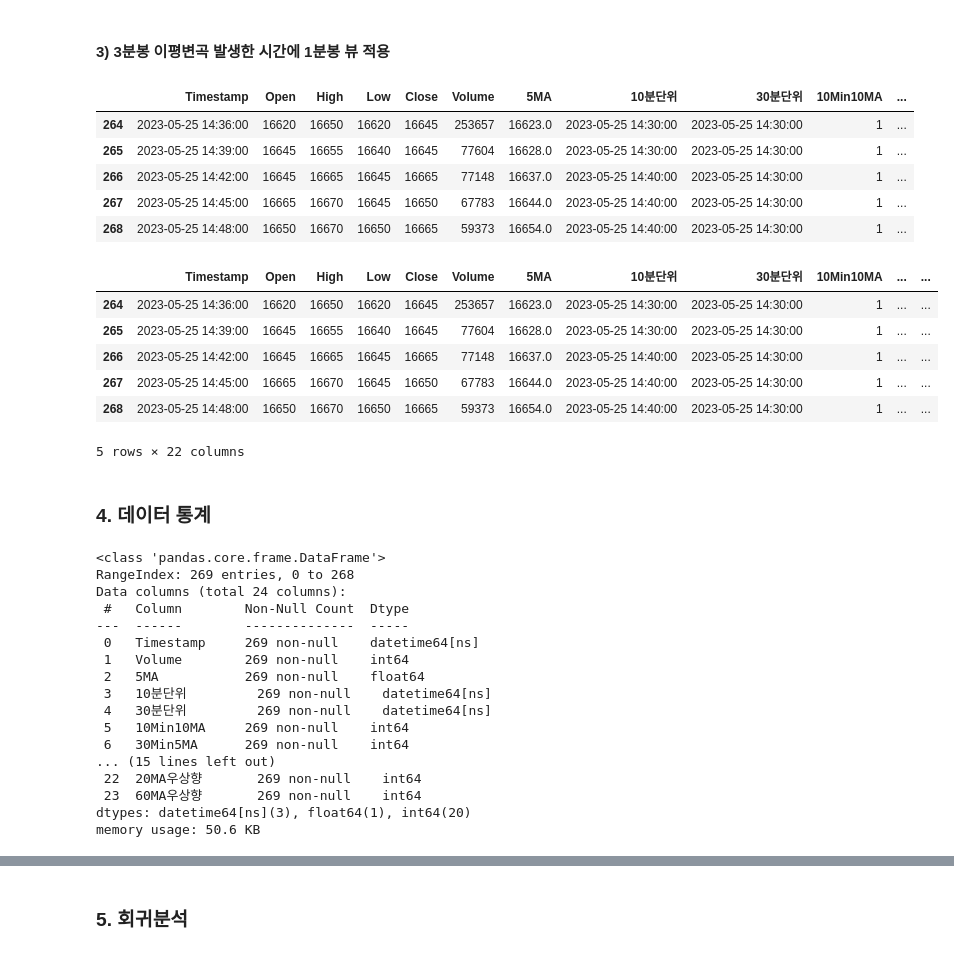
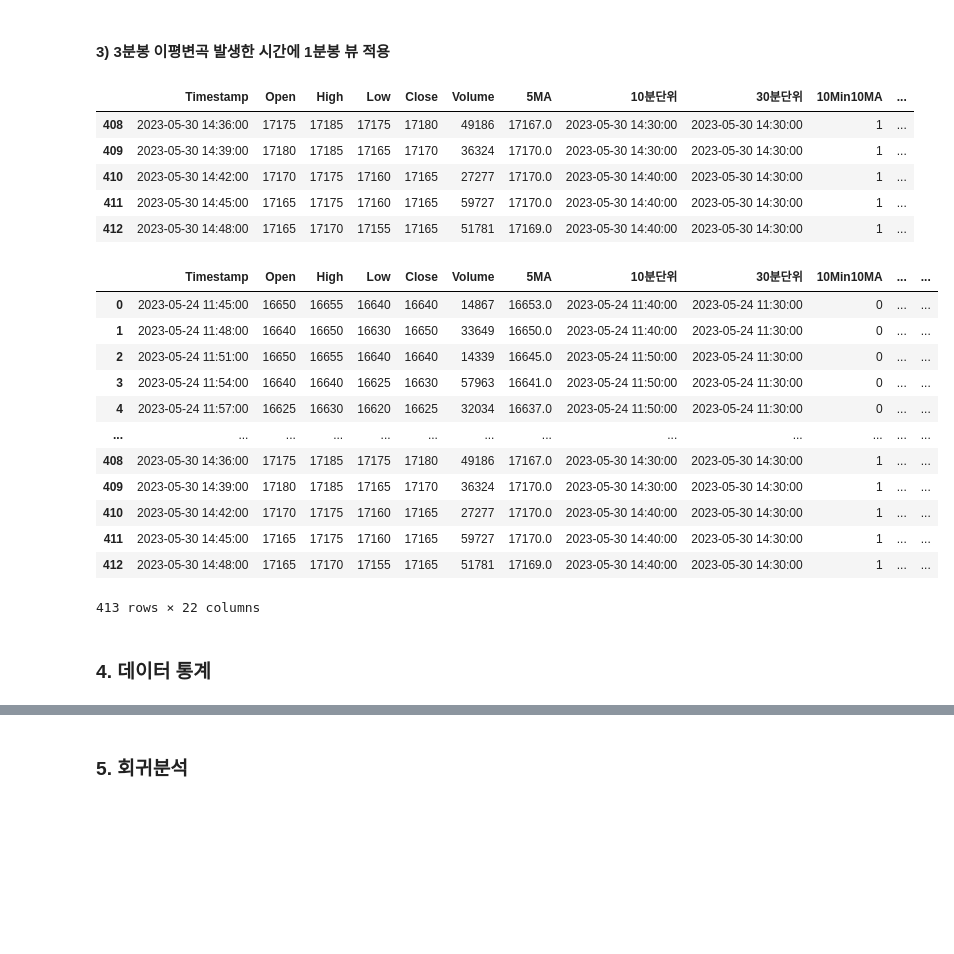
Before and after one commit to dongzooo/Quant-with-py, a Jupyter notebook: 캔들데이터 분석/3분봉5이평_변곡_통계분석.ipynb, the cells around one changed output, grey strips where cells are left out. Cells and saved outputs as stored; diff of their text form; code cells hidden in the pictures; blank space fills up the shorter version.

```diff
--- a/캔들데이터 분석/3분봉5이평_변곡_통계분석.ipynb
+++ b/캔들데이터 분석/3분봉5이평_변곡_통계분석.ipynb
@@ -73,23 +80,22 @@ df1Min = pd.read_csv("/content/ytd1MinData1.csv")
 df1Min = df1Min.drop(df1Min.columns[0], axis=1)
 df1Min.columns = ['Timestamp', 'Open', 'High', 'Low', 'Close','Volume']
 df1Min['Timestamp'] = pd.to_datetime(df1Min['Timestamp'], format="%y-%m-%d %H:%M:%S")
-# df1Min = df1Min[df1Min['Timestamp'].dt.strftime('%H:%M:%S') <= target_time]
-# df1Min = df1Min.reset_index(drop=True)
-df1Min.head()
+df1Min = df1Min.drop_duplicates().sort_values('Timestamp').reset_index(drop=True)
 
 df3Min = pd.read_csv("/content/ytd3MinData1.csv")
 df3Min = df3Min.drop(df3Min.columns[0], axis=1)
 df3Min.columns = ['Timestamp', 'Open', 'High', 'Low', 'Close','Volume']
 df3Min['Timestamp'] = pd.to_datetime(df3Min['Timestamp'], format="%y-%m-%d %H:%M:%S")
-# df3Min = df3Min[df3Min['Timestamp'].dt.strftime('%H:%M:%S') <= target_time]
-# df3Min = df3Min.reset_index(drop=True)
+df3Min = df3Min.drop_duplicates().sort_values('Timestamp').reset_index(drop=True)
 
 df10Min = pd.read_csv("/content/ytd10MinData1.csv")
 df10Min = df10Min.drop(df10Min.columns[0], axis=1)
 df10Min.columns = ['Timestamp', 'Open', 'High', 'Low', 'Close','Volume']
 df10Min['Timestamp'] = pd.to_datetime(df10Min['Timestamp'], format="%y-%m-%d %H:%M:%S")
+df10Min = df10Min.drop_duplicates().sort_values('Timestamp').reset_index(drop=True)
 
 df30Min = pd.read_csv("/content/ytd30MinData1.csv")
 df30Min = df30Min.drop(df30Min.columns[0], axis=1)
 df30Min.columns = ['Timestamp', 'Open', 'High', 'Low', 'Close','Volume']
 df30Min['Timestamp'] = pd.to_datetime(df30Min['Timestamp'], format="%y-%m-%d %H:%M:%S")
+df30Min = df30Min.drop_duplicates().sort_values('Timestamp').reset_index(drop=True)
@@ -419,11 +428,11 @@ df3Min_Infection.loc[df3Min_Infection['Timestamp'].isin(df1Min20ma['Timestamp'])
 df3Min_Infection.tail()
 # %% [output]
 |  | Timestamp | Open | High | Low | Close | Volume | 5MA | 10분단위 | 30분단위 | 10Min10MA | ... |
-| 264 | 2023-05-25 14:36:00 | 16620 | 16650 | 16620 | 16645 | 253657 | 16623.0 | 2023-05-25 14:30:00 | 2023-05-25 14:30:00 | 1 | ... |
-| 265 | 2023-05-25 14:39:00 | 16645 | 16655 | 16640 | 16645 | 77604 | 16628.0 | 2023-05-25 14:30:00 | 2023-05-25 14:30:00 | 1 | ... |
-| 266 | 2023-05-25 14:42:00 | 16645 | 16665 | 16645 | 16665 | 77148 | 16637.0 | 2023-05-25 14:40:00 | 2023-05-25 14:30:00 | 1 | ... |
-| 267 | 2023-05-25 14:45:00 | 16665 | 16670 | 16645 | 16650 | 67783 | 16644.0 | 2023-05-25 14:40:00 | 2023-05-25 14:30:00 | 1 | ... |
-| 268 | 2023-05-25 14:48:00 | 16650 | 16670 | 16650 | 16665 | 59373 | 16654.0 | 2023-05-25 14:40:00 | 2023-05-25 14:30:00 | 1 | ... |
+| 408 | 2023-05-30 14:36:00 | 17175 | 17185 | 17175 | 17180 | 49186 | 17167.0 | 2023-05-30 14:30:00 | 2023-05-30 14:30:00 | 1 | ... |
+| 409 | 2023-05-30 14:39:00 | 17180 | 17185 | 17165 | 17170 | 36324 | 17170.0 | 2023-05-30 14:30:00 | 2023-05-30 14:30:00 | 1 | ... |
+| 410 | 2023-05-30 14:42:00 | 17170 | 17175 | 17160 | 17165 | 27277 | 17170.0 | 2023-05-30 14:40:00 | 2023-05-30 14:30:00 | 1 | ... |
+| 411 | 2023-05-30 14:45:00 | 17165 | 17175 | 17160 | 17165 | 59727 | 17170.0 | 2023-05-30 14:40:00 | 2023-05-30 14:30:00 | 1 | ... |
+| 412 | 2023-05-30 14:48:00 | 17165 | 17170 | 17155 | 17165 | 51781 | 17169.0 | 2023-05-30 14:40:00 | 2023-05-30 14:30:00 | 1 | ... |
 # %%
 #이동평균선 변곡 발생시
 df3Min_Infection['2VMA변곡'] = 0
@@ -441,15 +450,21 @@ df3Min_Infection.loc[df3Min_Infection['Timestamp'].isin(df1Min20vma['Timestamp']
 df3Min_Infection['60VMA변곡'] = 0
 df3Min_Infection.loc[df3Min_Infection['Timestamp'].isin(df1Min20vma['Timestamp']), '60VMA변곡'] = 1
 # %%
-df3Min_Infection.tail()
+df3Min_Infection
 # %% [output]
 |  | Timestamp | Open | High | Low | Close | Volume | 5MA | 10분단위 | 30분단위 | 10Min10MA | ... | ... |
-| 264 | 2023-05-25 14:36:00 | 16620 | 16650 | 16620 | 16645 | 253657 | 16623.0 | 2023-05-25 14:30:00 | 2023-05-25 14:30:00 | 1 | ... | ... |
-| 265 | 2023-05-25 14:39:00 | 16645 | 16655 | 16640 | 16645 | 77604 | 16628.0 | 2023-05-25 14:30:00 | 2023-05-25 14:30:00 | 1 | ... | ... |
-| 266 | 2023-05-25 14:42:00 | 16645 | 16665 | 16645 | 16665 | 77148 | 16637.0 | 2023-05-25 14:40:00 | 2023-05-25 14:30:00 | 1 | ... | ... |
-| 267 | 2023-05-25 14:45:00 | 16665 | 16670 | 16645 | 16650 | 67783 | 16644.0 | 2023-05-25 14:40:00 | 2023-05-25 14:30:00 | 1 | ... | ... |
-| 268 | 2023-05-25 14:48:00 | 16650 | 16670 | 16650 | 16665 | 59373 | 16654.0 | 2023-05-25 14:40:00 | 2023-05-25 14:30:00 | 1 | ... | ... |
+| 0 | 2023-05-24 11:45:00 | 16650 | 16655 | 16640 | 16640 | 14867 | 16653.0 | 2023-05-24 11:40:00 | 2023-05-24 11:30:00 | 0 | ... | ... |
+| 1 | 2023-05-24 11:48:00 | 16640 | 16650 | 16630 | 16650 | 33649 | 16650.0 | 2023-05-24 11:40:00 | 2023-05-24 11:30:00 | 0 | ... | ... |
+| 2 | 2023-05-24 11:51:00 | 16650 | 16655 | 16640 | 16640 | 14339 | 16645.0 | 2023-05-24 11:50:00 | 2023-05-24 11:30:00 | 0 | ... | ... |
+| 3 | 2023-05-24 11:54:00 | 16640 | 16640 | 16625 | 16630 | 57963 | 16641.0 | 2023-05-24 11:50:00 | 2023-05-24 11:30:00 | 0 | ... | ... |
+| 4 | 2023-05-24 11:57:00 | 16625 | 16630 | 16620 | 16625 | 32034 | 16637.0 | 2023-05-24 11:50:00 | 2023-05-24 11:30:00 | 0 | ... | ... |
+| ... | ... | ... | ... | ... | ... | ... | ... | ... | ... | ... | ... | ... |
+| 408 | 2023-05-30 14:36:00 | 17175 | 17185 | 17175 | 17180 | 49186 | 17167.0 | 2023-05-30 14:30:00 | 2023-05-30 14:30:00 | 1 | ... | ... |
+| 409 | 2023-05-30 14:39:00 | 17180 | 17185 | 17165 | 17170 | 36324 | 17170.0 | 2023-05-30 14:30:00 | 2023-05-30 14:30:00 | 1 | ... | ... |
+| 410 | 2023-05-30 14:42:00 | 17170 | 17175 | 17160 | 17165 | 27277 | 17170.0 | 2023-05-30 14:40:00 | 2023-05-30 14:30:00 | 1 | ... | ... |
+| 411 | 2023-05-30 14:45:00 | 17165 | 17175 | 17160 | 17165 | 59727 | 17170.0 | 2023-05-30 14:40:00 | 2023-05-30 14:30:00 | 1 | ... | ... |
+| 412 | 2023-05-30 14:48:00 | 17165 | 17170 | 17155 | 17165 | 51781 | 17169.0 | 2023-05-30 14:40:00 | 2023-05-30 14:30:00 | 1 | ... | ... |
-5 rows × 22 columns
+413 rows × 22 columns
 # %%
 #거래량이 전봉보다 현봉이 많을 때
 df3Min_Infection['VolumeChange'] = 0
@@ -478,23 +493,3 @@ df3Min_Infection.drop(labels=['Open','High','Low','Close'],axis=1,inplace=True)
 df3Min_Infection.fillna(0, inplace=True)
 # %% [markdown]
 ### 4. 데이터 통계
-# %%
-df3Min_Infection.info()
-# %% [output]
-<class 'pandas.core.frame.DataFrame'>
-RangeIndex: 269 entries, 0 to 268
-Data columns (total 24 columns):
- #   Column        Non-Null Count  Dtype
----  ------        --------------  -----
- 0   Timestamp     269 non-null    datetime64[ns]
- 1   Volume        269 non-null    int64
- 2   5MA           269 non-null    float64
- 3   10분단위         269 non-null    datetime64[ns]
- 4   30분단위         269 non-null    datetime64[ns]
- 5   10Min10MA     269 non-null    int64
- 6   30Min5MA      269 non-null    int64
-... (15 lines left out)
- 22  20MA우상향       269 non-null    int64
- 23  60MA우상향       269 non-null    int64
-dtypes: datetime64[ns](3), float64(1), int64(20)
-memory usage: 50.6 KB
```
Also changed, not shown: parts of 16 cells of this notebook.
